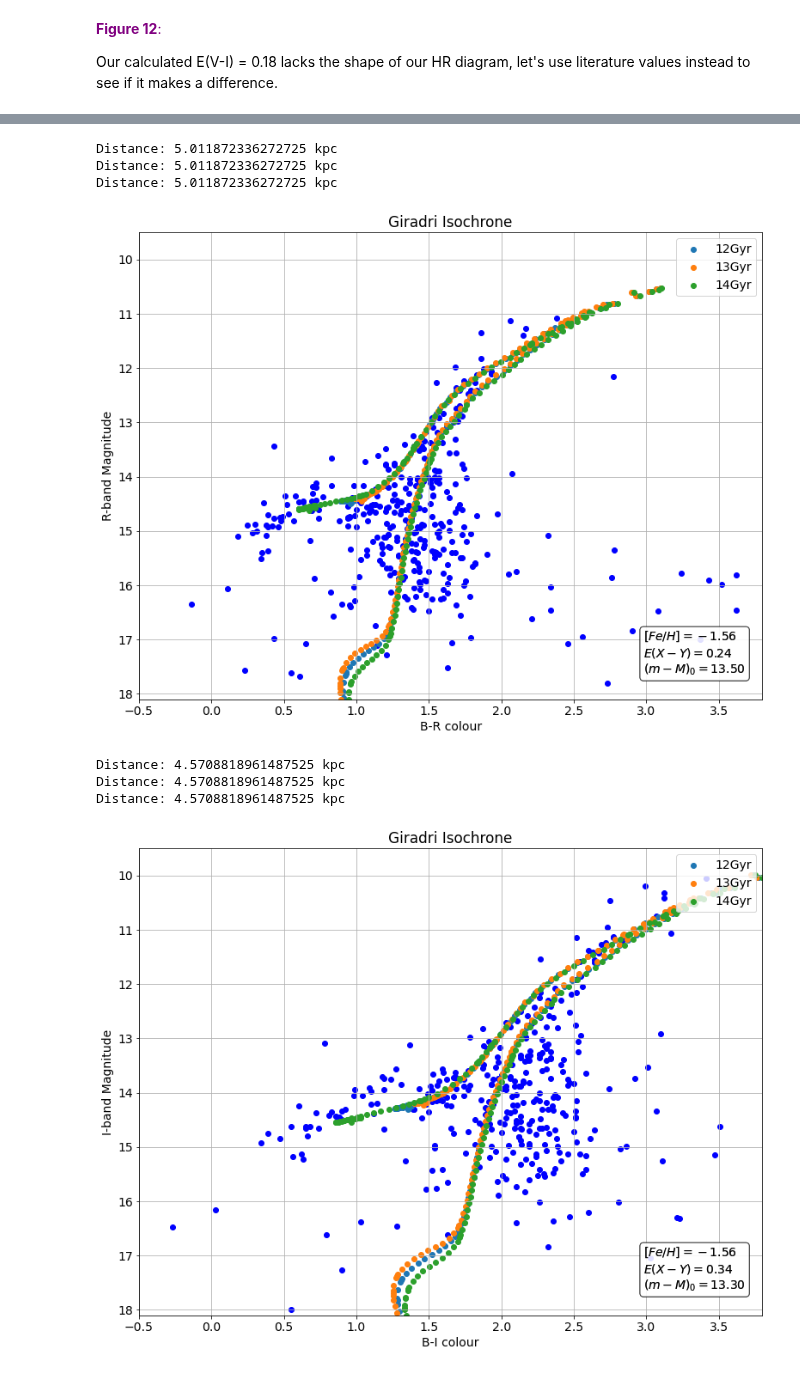
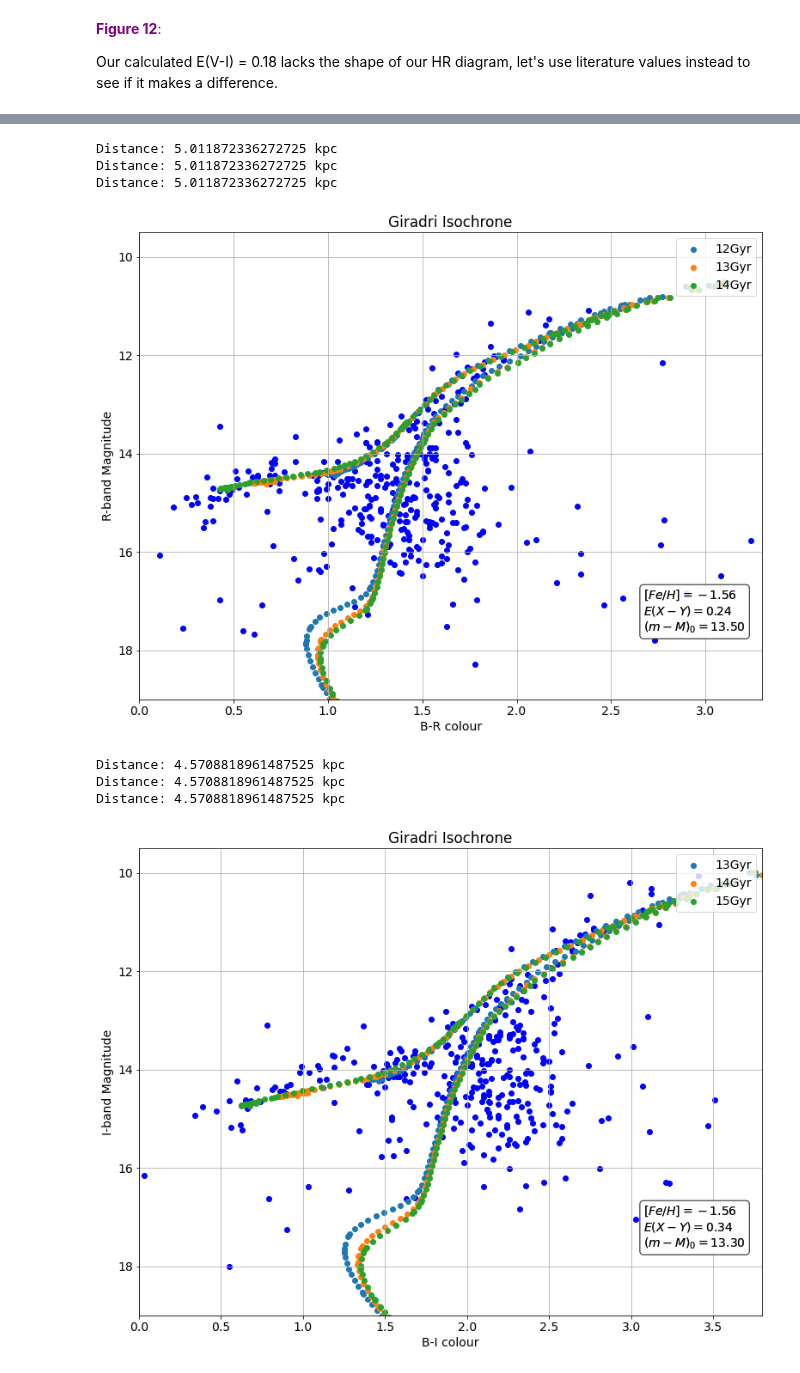
Before and after one commit to evgenyneu/asp3231_project, a Jupyter notebook: code/080_science/science_age_and_distance.ipynb, the cells around one changed output, grey strips where cells are left out. Drawn from its saved outputs; the diff is of its cells as text; code cells hidden in the pictures.

```diff
--- a/code/080_science/science_age_and_distance.ipynb
+++ b/code/080_science/science_age_and_distance.ipynb
@@ -688,22 +691,22 @@ Distance: 6.0255958607435804 kpc
 # %%
 # E(B-R) = 0.24  --> calculated from table 1
-plot(B,R,"B","R",-0.5, 3.8, 18.1, 9.5)
-true_mod('12Gyr.txt', 'girardi isochrones/-1.56', 13.5, '12Gyr', 1, 2, '', '', '', 0.24)
-true_mod('13Gyr.txt', 'girardi isochrones/-1.56', 13.5, '13Gyr', 1, 2, 'B', 'R', '', 0.24)
-true_mod('14Gyr.txt', 'girardi isochrones/-1.56', 13.5, '14Gyr', 1, 2, 'B', 'R', 'Calculated', 0.24)
+plot(B,R,"B","R",0, 3.3, 19, 9.5)
+true_mod('13Gyr.txt', 'girardi isochrones/-1.56', 13.5, '12Gyr', 1, 2, '', '', '', 0.24)
+true_mod('14Gyr.txt', 'girardi isochrones/-1.56', 13.5, '13Gyr', 1, 2, 'B', 'R', '', 0.24)
+true_mod('15Gyr.txt', 'girardi isochrones/-1.56', 13.5, '14Gyr', 1, 2, 'B', 'R', 'Calculated', 0.24)
 # %% [output]
 Distance: 5.011872336272725 kpc
 Distance: 5.011872336272725 kpc
 Distance: 5.011872336272725 kpc
-[figure, old version]
+[figure, new version]
 # %%
 # E(B-I) = 0.34 --> calculated from table 1
-plot(B,I,"B","I",-0.5, 3.8, 18.1, 9.5)
-true_mod('12Gyr.txt', 'girardi isochrones/-1.56', 13.3, '12Gyr', 1, 3, '', '', '', 0.34)
+plot(B,I,"B","I",0, 3.8, 19, 9.5)
 true_mod('13Gyr.txt', 'girardi isochrones/-1.56', 13.3, '13Gyr', 1, 3, '', '', '', 0.34)
-true_mod('14Gyr.txt', 'girardi isochrones/-1.56', 13.3, '14Gyr', 1, 3, 'B', 'I', 'Calculated', 0.34)
+true_mod('14Gyr.txt', 'girardi isochrones/-1.56', 13.3, '14Gyr', 1, 3, '', '', '', 0.34)
+true_mod('15Gyr.txt', 'girardi isochrones/-1.56', 13.3, '15Gyr', 1, 3, 'B', 'I', 'Calculated', 0.34)
 # %% [output]
 Distance: 4.5708818961487525 kpc
 Distance: 4.5708818961487525 kpc
 Distance: 4.5708818961487525 kpc
-[figure, old version]
+[figure, new version]
```
Also changed, not shown: parts of 6 cells of this notebook, 11 other files.
